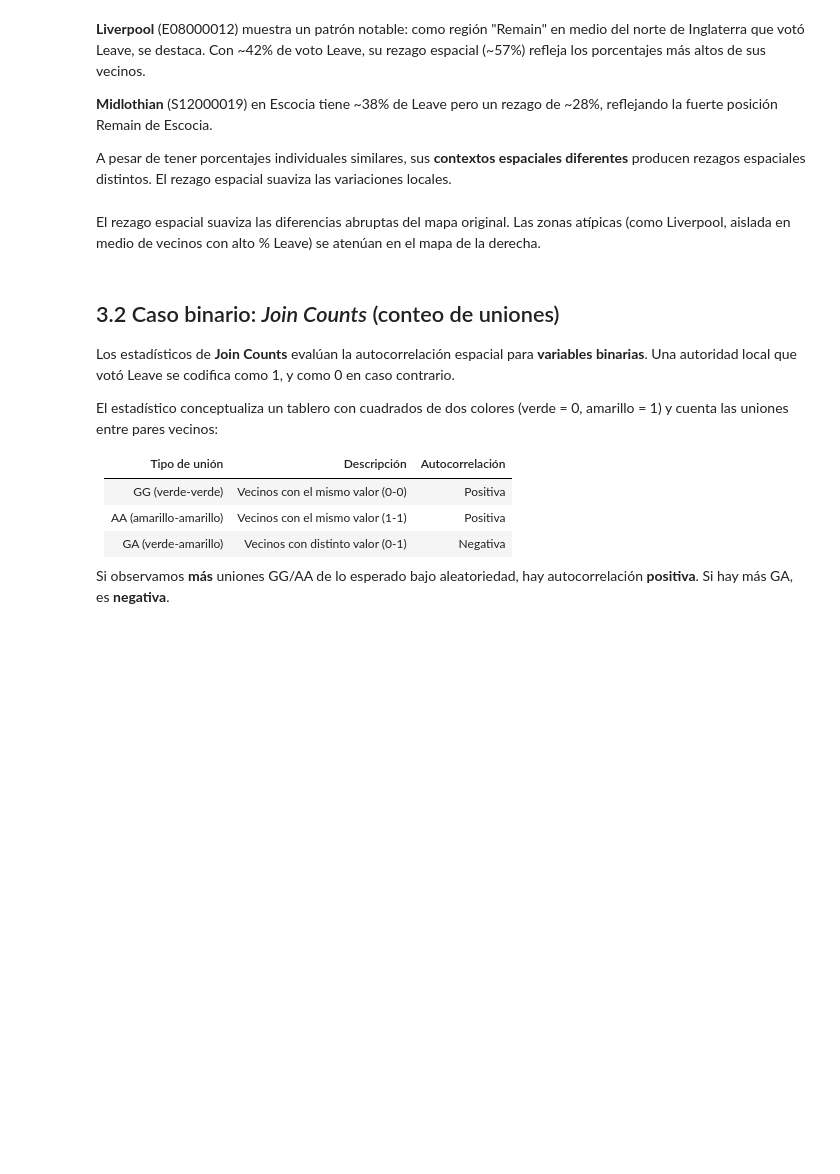
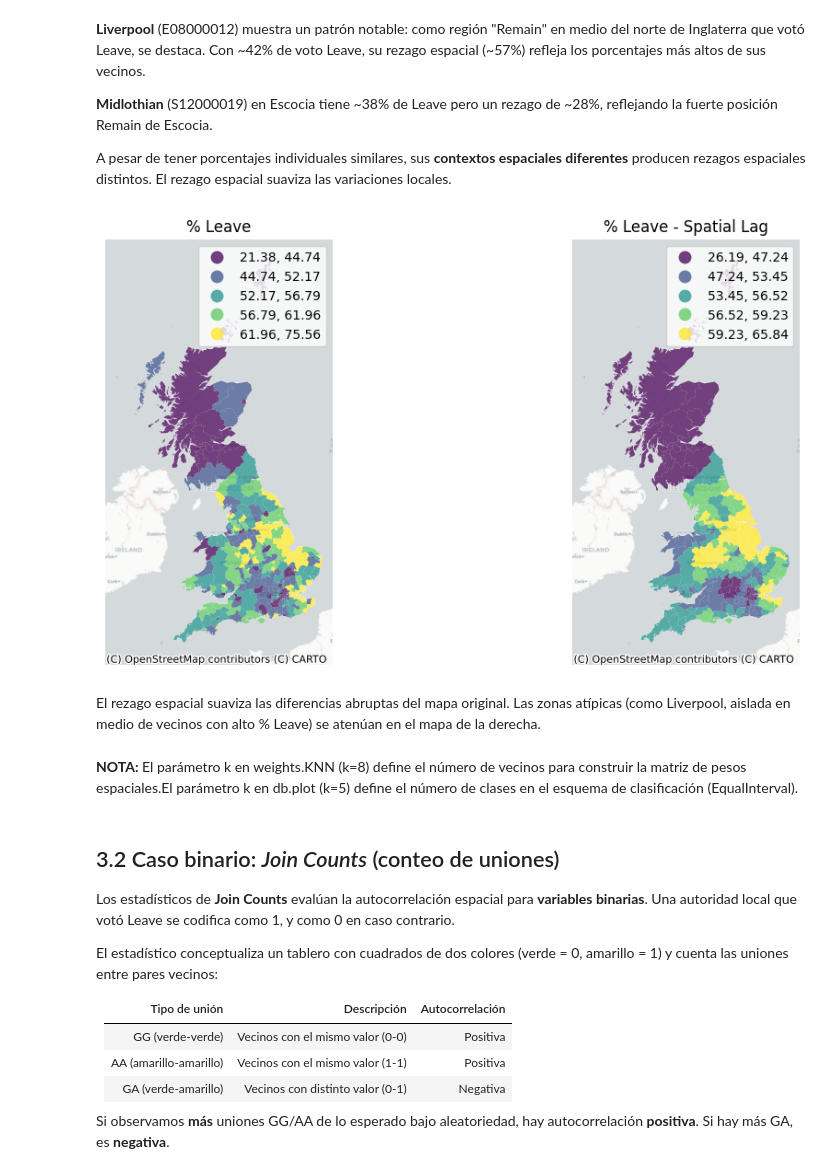
Before and after one commit to daniopitz/geodata, a Jupyter notebook: 04_autocorrelacion_espacial.ipynb, the cells around one changed output. Cells and saved outputs as stored; diff of their text form; code cells hidden in the pictures; blank space fills up the shorter version.

Commit message:
clase 04

```diff
--- a/04_autocorrelacion_espacial.ipynb
+++ b/04_autocorrelacion_espacial.ipynb
@@ -181,7 +198,6 @@ db.loc[["E08000012", "S12000019"], ["Pct_Leave", "Pct_Leave_lag"]]
 
 A pesar de tener porcentajes individuales similares, sus **contextos espaciales diferentes** producen rezagos espaciales distintos. El rezago espacial suaviza las variaciones locales.
 # %%
-# Visualización lado a lado: variable original vs. rezago espacial
 f, axs = plt.subplots(1, 2, figsize=(12, 6))
 ax1, ax2 = axs
 
@@ -196,36 +212,41 @@ db.plot(
     legend=True,
     ax=ax1,
 )
 ax1.set_axis_off()
 ax1.set_title("% Leave")
 contextily.add_basemap(
     ax1,
     crs=db.crs,
     source=contextily.providers.CartoDB.Positron,
 )
 
 db.plot(
     column="Pct_Leave_lag",
     cmap="viridis",
     scheme="quantiles",
     k=5,
     edgecolor="white",
     linewidth=0.0,
     alpha=0.75,
     legend=True,
     ax=ax2,
 )
 ax2.set_axis_off()
-ax2.set_title("% Leave - Rezago Espacial")
+ax2.set_title("% Leave - Spatial Lag")
 contextily.add_basemap(
     ax2,
     crs=db.crs,
     source=contextily.providers.CartoDB.Positron,
 )
 
 plt.show()
+# %% [output]
+[figure, added]
 # %% [markdown]
 El rezago espacial suaviza las diferencias abruptas del mapa original. Las zonas atípicas (como Liverpool, aislada en medio de vecinos con alto % Leave) se atenúan en el mapa de la derecha.
+# %% [markdown]
+**NOTA:** El parámetro k en weights.KNN (k=8) define el número de vecinos
+para construir la matriz de pesos espaciales.El parámetro k en db.plot (k=5) define el número de clases en el esquema de clasificación (EqualInterval).
 # %% [markdown]
 ## 3.2 Caso binario: *Join Counts* (conteo de uniones)
 
```
Also changed, not shown: parts of 19 cells of this notebook.
